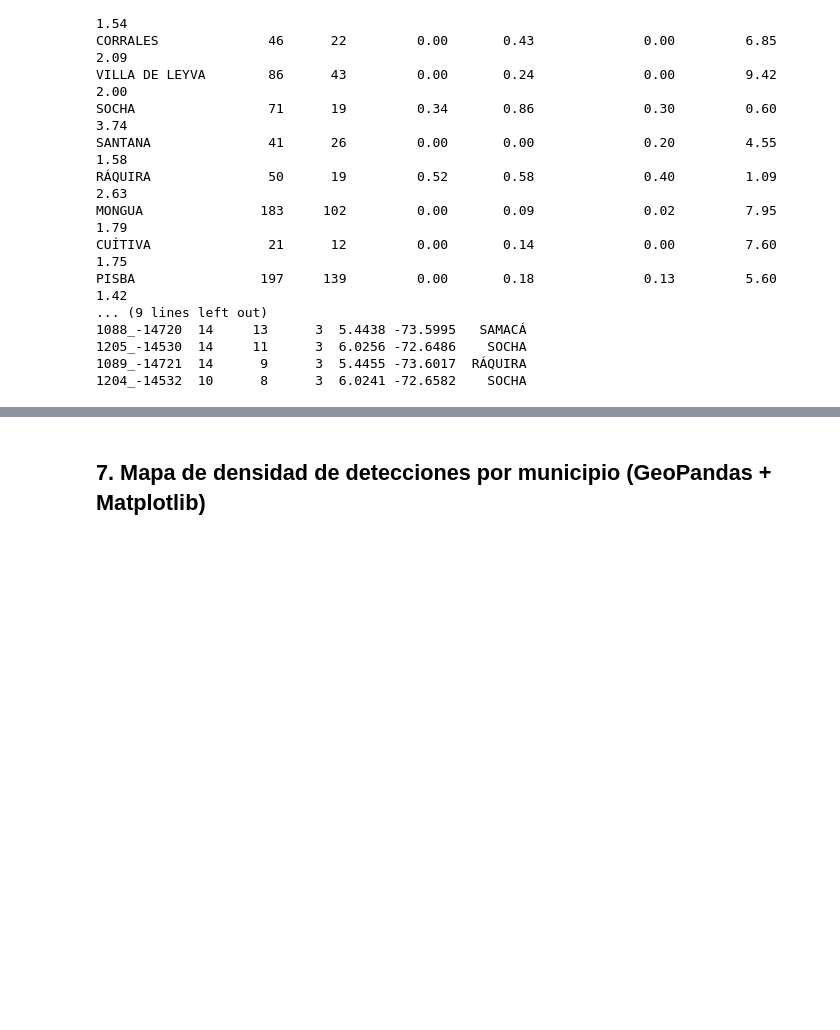
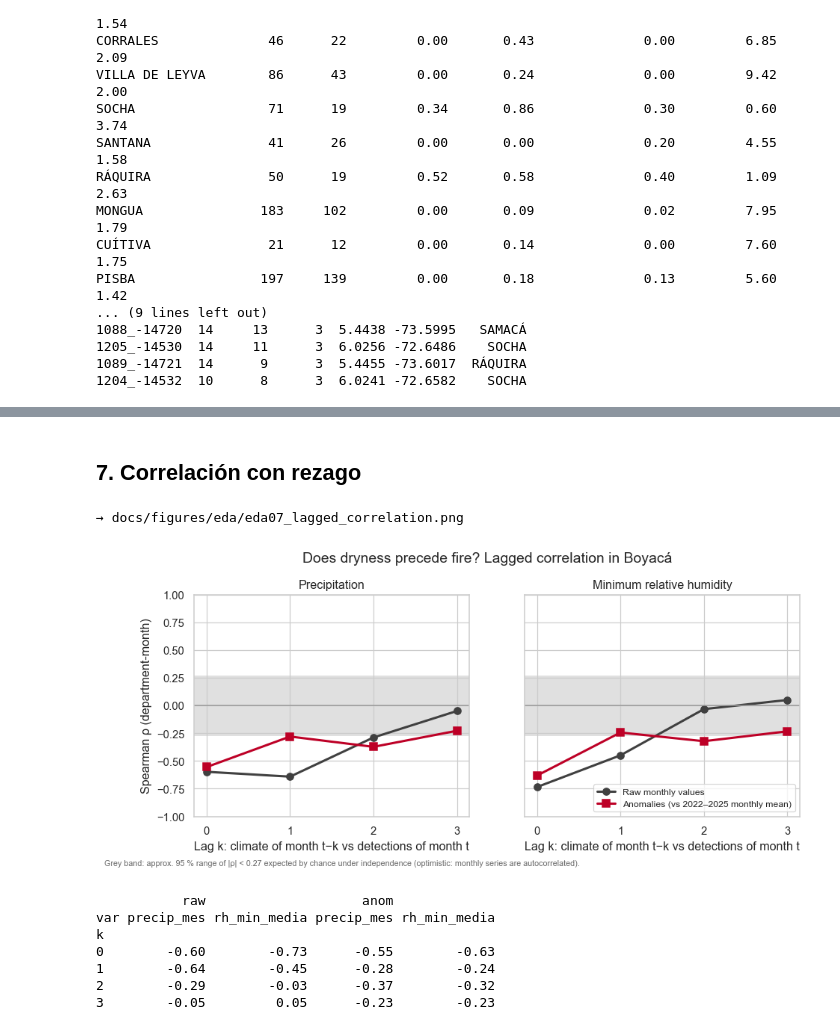
Before and after one commit to xulianing/firewatch-boyaca, a Jupyter notebook: notebooks/01_eda.ipynb, the cells around one changed output, grey strips where cells are left out. Saved outputs shown, nothing was run; the diff lists cells and outputs as text; code cells hidden in the pictures; blank space fills up the shorter version.

```diff
--- a/notebooks/01_eda.ipynb
+++ b/notebooks/01_eda.ipynb
@@ -449,2 +565,52 @@ PISBA                197     139         0.00       0.18              0.13
 # %% [markdown]
-## 7. Mapa de densidad de detecciones por municipio (GeoPandas + Matplotlib)
+## 7. Correlación con rezago
+# %%
+# === Gráfica 7 · ¿La sequía antecede al fuego? Correlación con rezago ===
+dep = dep.sort_values("fecha_mes").reset_index(drop=True)
+dep["mes"] = dep["fecha_mes"].dt.month
+COLS = ["n_det", "precip_mes", "rh_min_media"]
+base = dep[dep["fecha_mes"].dt.year.isin(CFG["ventana"]["anios_linea_base"])]
+clim = base.groupby("mes")[COLS].mean()                       # climatología mensual 2022–2025
+anom = dep[COLS] - clim.loc[dep["mes"]].to_numpy()            # anomalía = valor − media del mes
+
+LAGS = range(0, 4)
+filas = []
+for var in ["precip_mes", "rh_min_media"]:
+    for k in LAGS:
+        filas.append({"var": var, "k": k,
+                      "raw": dep["n_det"].corr(dep[var].shift(k), method="spearman"),
+                      "anom": anom["n_det"].corr(anom[var].shift(k), method="spearman")})
+lag = pd.DataFrame(filas)
+
+fig, axes = plt.subplots(1, 2, figsize=(9.5, 3.5), sharey=True)
+for ax, (var, titulo) in zip(axes, [("precip_mes", "Precipitation"),
+                                    ("rh_min_media", "Minimum relative humidity")]):
+    d = lag[lag["var"] == var]
+    ax.plot(d["k"], d["raw"], marker="o", ms=6, lw=2, color=C_NEUTRO, label="Raw monthly values")
+    ax.plot(d["k"], d["anom"], marker="s", ms=6, lw=2, color=C_FUEGO,
+            label="Anomalies (vs 2022–2025 monthly mean)")
+    ax.axhline(0, color="0.6", lw=1)
+    banda = 1.96 * np.sqrt(1.06 / (len(dep) - 3))
+    ax.axhspan(-banda, banda, color="0.88", lw=0, zorder=0)
+    ax.set(title=titulo, xticks=list(LAGS), ylim=(-1, 1),
+           xlabel="Lag k: climate of month t−k vs detections of month t")
+axes[0].set_ylabel("Spearman ρ (department-month)")
+axes[1].legend(loc="lower right", fontsize=8, frameon=True)
+fig.suptitle("Does dryness precede fire? Lagged correlation in Boyacá", y=1.03)
+fig.text(0.01, -0.06, f"Grey band: approx. 95 % range of |ρ| < {banda:.2f} expected by chance under "
+         "independence (optimistic: monthly series are autocorrelated).", fontsize=7, color="0.4")
+guardar(fig, "eda07_lagged_correlation")
+plt.show()
+
+# --- Números para el Hallazgo ---
+print(lag.pivot(index="k", columns="var", values=["raw", "anom"]).round(2).to_string())
+# %% [output]
+→ docs/figures/eda/eda07_lagged_correlation.png
+[figure, added]
+           raw                    anom
+var precip_mes rh_min_media precip_mes rh_min_media
+k
+0        -0.60        -0.73      -0.55        -0.63
+1        -0.64        -0.45      -0.28        -0.24
+2        -0.29        -0.03      -0.37        -0.32
+3        -0.05         0.05      -0.23        -0.23
```
Also changed, not shown: parts of 27 cells of this notebook, 6 other files.
